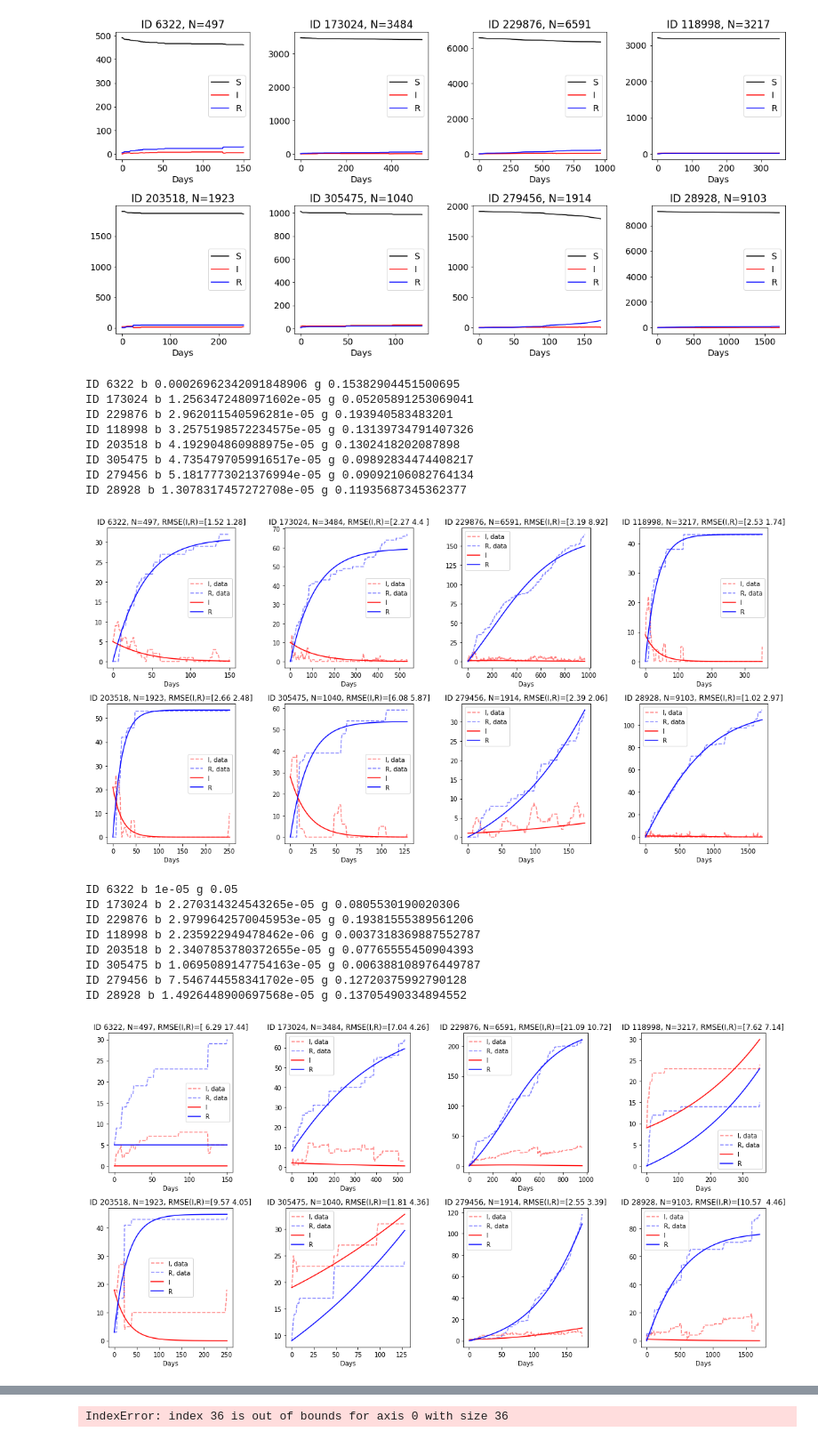
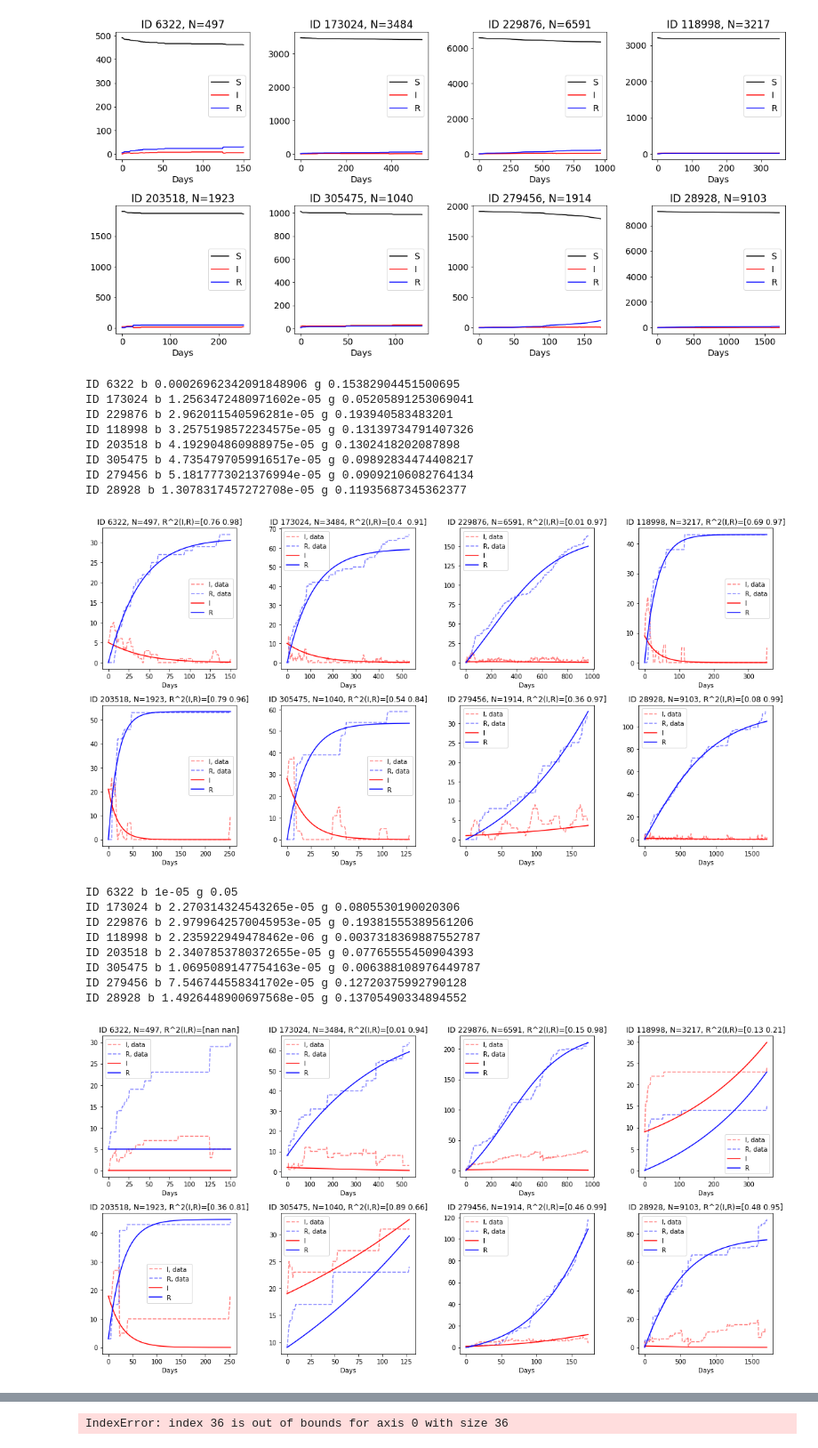
Before and after one commit to jounihuo/Violent-Topic-Diffusion, a Jupyter notebook: SNA_Violent_Topic_Diffusion.ipynb, the cells around one changed output, grey strips where cells are left out. Shown at 89% size. Cells and saved outputs as stored; diff of their text form; code cells hidden in the pictures.

```diff
--- a/SNA_Violent_Topic_Diffusion.ipynb
+++ b/SNA_Violent_Topic_Diffusion.ipynb
@@ -413,15 +413,21 @@ for i in range(8):
         R = y[2]
         return([-beta*S*I, beta*S*I-gamma*I, gamma*I])
     sol = solve_ivp(SIR,[0,len(m_S)],[m_S[0],m_I[0],m_R[0]],t_eval=np.arange(0,len(m_S),1))
-    error_i = np.sqrt(sum((sol.y[1]-m_I)**2)/len(m_I))
-    error_r = np.sqrt(sum((sol.y[2]-m_R)**2)/len(m_R))
+    correlation_matrix = np.corrcoef(m_I, sol.y[1])
+    correlation_xy = correlation_matrix[0,1]
+    error_i = correlation_xy**2 #R^2
+    correlation_matrix = np.corrcoef(m_R, sol.y[2])
+    correlation_xy = correlation_matrix[0,1]
+    error_r = correlation_xy**2 #R^2
+    #error_i = np.sqrt(sum((sol.y[1]-m_I)**2)/len(m_I))
+    #error_r = np.sqrt(sum((sol.y[2]-m_R)**2)/len(m_R))
     axs[i].plot(m_I,"r--",alpha=0.5)
     axs[i].plot(m_R,"b--",alpha=0.5)
     axs[i].plot(sol.t,sol.y[1],'r')
     axs[i].plot(sol.t,sol.y[2],'b')
     axs[i].legend(["I, data","R, data","I","R"])
     axs[i].set_xlabel('Days')
-    axs[i].set_title('ID '+str(int(study_IDs[i]))+', N='+str(int(N))+', RMSE(I,R)='+str(np.round((error_i,error_r),2)))
+    axs[i].set_title('ID '+str(int(study_IDs[i]))+', N='+str(int(N))+', R^2(I,R)='+str(np.round((error_i,error_r),2)))
     print("ID",study_IDs[i],"b",beta, "g",gamma)
 
 plt.tight_layout()
@@ -436,7 +442,7 @@ ID 203518 b 4.192904860988975e-05 g 0.1302418202087898
 ID 305475 b 4.7354797059916517e-05 g 0.09892834474408217
 ID 279456 b 5.1817773021376994e-05 g 0.09092106082764134
 ID 28928 b 1.3078317457272708e-05 g 0.11935687345362377
-[figure, old version]
+[figure, new version]
 # %%
 #Solving the SIR-parameters for simulations with message length
 from scipy.integrate import solve_ivp
@@ -457,34 +463,40 @@ for i in range(8):
         sol = solve_ivp(SIR,[0,len(m_S)],[m_S[0],m_I[0],m_R[0]],t_eval=np.arange(0,len(m_S),1))
         return(sum(1000*(sol.y[1]-m_I)**2)+sum(1000*(sol.y[2]-m_R)**2))
     msol = minimize(sumsq,[1.0e-5,0.05],method='Nelder-Mead')
     beta,gamma = msol.x
     def SIR(t,y):
         S = y[0]
         I = y[1]
         R = y[2]
         return([-beta*S*I, beta*S*I-gamma*I, gamma*I])
     sol = solve_ivp(SIR,[0,len(m_S)],[m_S[0],m_I[0],m_R[0]],t_eval=np.arange(0,len(m_S),1))
-    error_i = np.sqrt(sum((sol.y[1]-m_I)**2)/len(m_I))
-    error_r = np.sqrt(sum((sol.y[2]-m_R)**2)/len(m_R))
+    correlation_matrix = np.corrcoef(m_I, sol.y[1])
+    correlation_xy = correlation_matrix[0,1]
+    error_i = correlation_xy**2 #R^2
+    correlation_matrix = np.corrcoef(m_R, sol.y[2])
+    correlation_xy = correlation_matrix[0,1]
+    error_r = correlation_xy**2 #R^2
+    #error_i = np.sqrt(sum((sol.y[1]-m_I)**2)/len(m_I))
+    #error_r = np.sqrt(sum((sol.y[2]-m_R)**2)/len(m_R))
     axs[i].plot(m_I,"r--",alpha=0.5)
     axs[i].plot(m_R,"b--",alpha=0.5)
     axs[i].plot(sol.t,sol.y[1],'r')
     axs[i].plot(sol.t,sol.y[2],'b')
     axs[i].legend(["I, data","R, data","I","R"])
     axs[i].set_xlabel('Days')
-    axs[i].set_title('ID '+str(int(study_IDs[i]))+', N='+str(int(N))+', RMSE(I,R)='+str(np.round((error_i,error_r),2)))
+    axs[i].set_title('ID '+str(int(study_IDs[i]))+', N='+str(int(N))+', R^2(I,R)='+str(np.round((error_i,error_r),2)))
     print("ID",study_IDs[i],"b",beta, "g",gamma)
 
 plt.tight_layout()
 plt.savefig('study_sim_mes_threads.png')
 plt.show()
 # %% [output]
 ID 6322 b 1e-05 g 0.05
 ID 173024 b 2.270314324543265e-05 g 0.0805530190020306
 ID 229876 b 2.9799642570045953e-05 g 0.19381555389561206
 ID 118998 b 2.235922949478462e-06 g 0.0037318369887552787
 ID 203518 b 2.3407853780372655e-05 g 0.07765555450904393
 ID 305475 b 1.0695089147754163e-05 g 0.006388108976449787
 ID 279456 b 7.546744558341702e-05 g 0.12720375992790128
 ID 28928 b 1.4926448900697568e-05 g 0.13705490334894552
-[figure, old version]
+[figure, new version]
```
Also changed, not shown: parts of 10 cells of this notebook.
